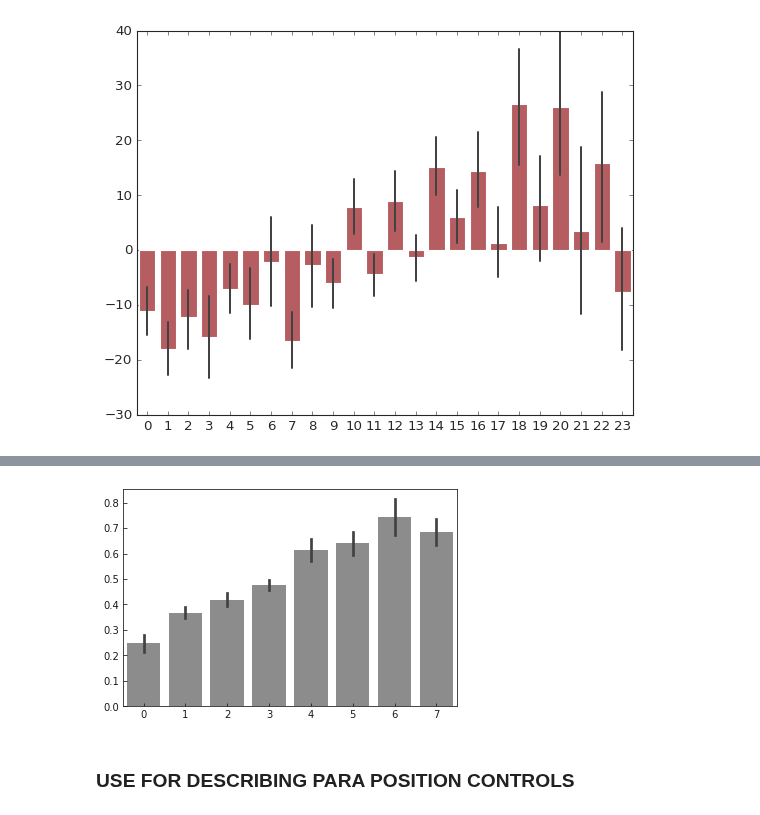
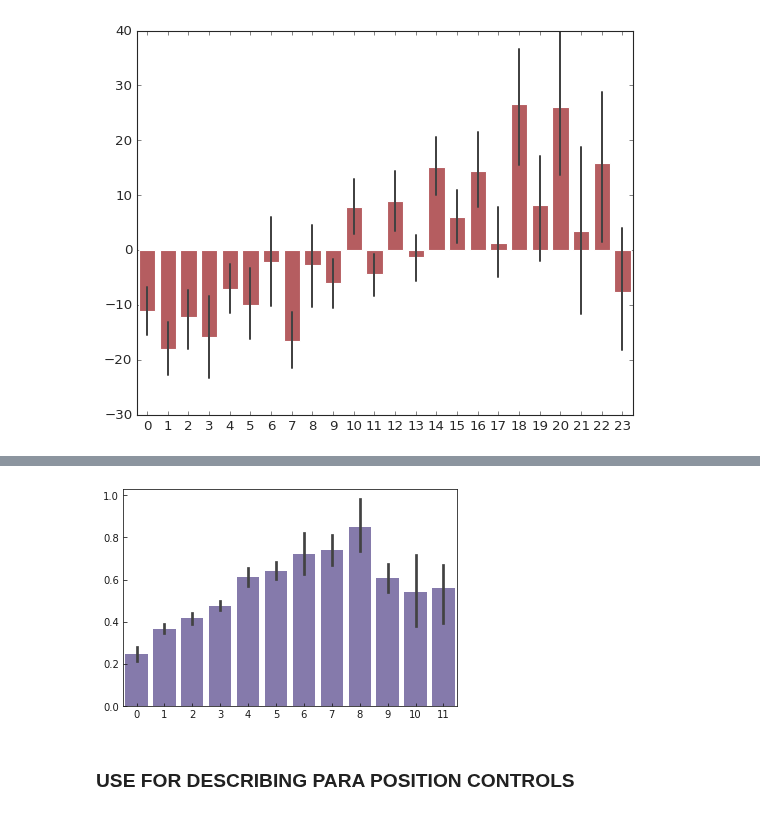
Before and after one commit to elifesciences-publications/PreycapMaster, a Jupyter notebook: BDB_Plot.ipynb, the cells around one changed output, grey strips where cells are left out. Drawn from its saved outputs; the diff is of its cells as text; code cells hidden in the pictures.

```diff
--- a/BDB_Plot.ipynb
+++ b/BDB_Plot.ipynb
@@ -526,18 +586,25 @@ Ttest_indResult(statistic=1.3627167828743467, pvalue=0.17438429348129955)
 # %%
 fig = sb.barplot(data=[distv0[1] * .0106, distv0[2] * .0106,
                        distv1[1] * .0106, distv1[2] * .0106,
                        distv2[1] * .0106, distv2[2] * .0106,
-                       distv3[1] * .0106, distv3[2] * .0106]
-                        , ci=95, color=cp[7])
+                       distv3[1] * .0106, distv3[2] * .0106,
+                       distv4[1] * .0106, distv4[2] * .0106,
+                       distv5[1] * .0106, distv5[2] * .0106]
+                #       distv6[1] * .0106, distv6[2] * .0106,
+                #       distv7[1] * .0106, distv7[2] * .0106,
+                #       distv8[1] * .0106, distv8[2] * .0106]
+                        , ci=95, color=cp[4])
+
+
 
 
 
 #fig = sb.barplot(data=[distv0[1], distv0[2], distv1[1], distv1[2], distv2[1], distv2[2], distv3[1], distv3[2]], ci=95, color=cp[3])
 
 pl.savefig('bars.pdf')
 pl.show()
 # %% [output]
-[figure, old version]
+[figure, new version]
 # %% [markdown]
 ### USE FOR DESCRIBING PARA POSITION CONTROLS
 # %%
```
Also changed, not shown: parts of 6 cells of this notebook, 4 other files.
